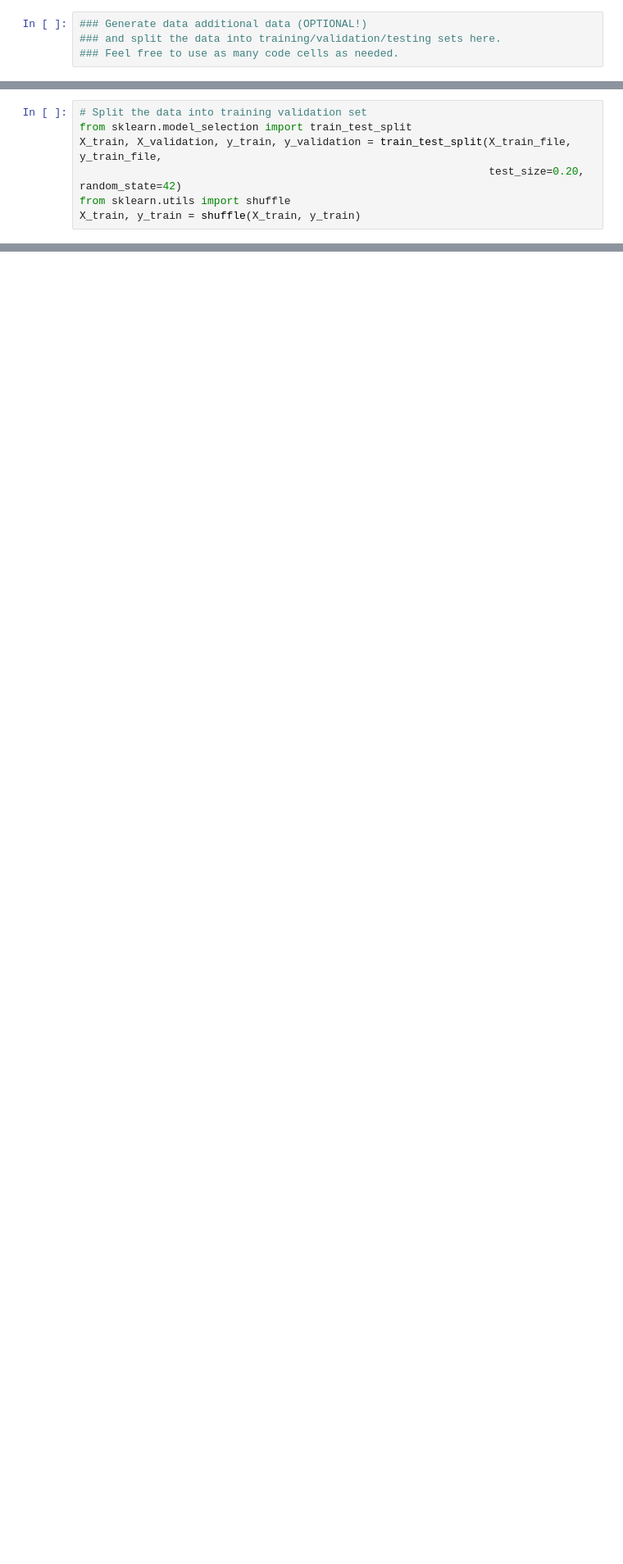
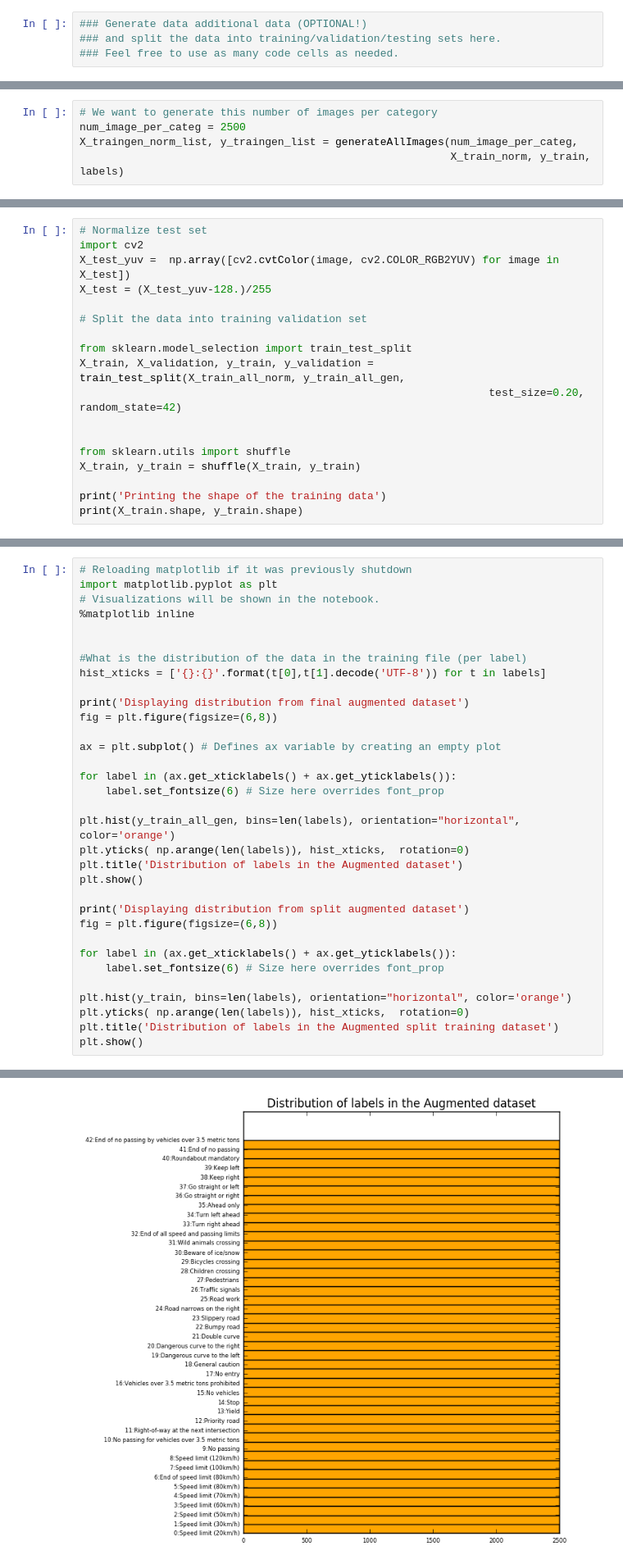
Before and after one commit to rdjondo/CarND-Traffic-Sign-Classifier-Project, a Jupyter notebook: Traffic_Sign_Classifier.ipynb, the cells around one changed output, grey strips where cells are left out. Shown at 82% size. Drawn from its saved outputs; the diff is of its cells as text; blank space fills up the shorter version.

```diff
--- a/Traffic_Sign_Classifier.ipynb
+++ b/Traffic_Sign_Classifier.ipynb
@@ -420,0 +404,5 @@ IndexError: index 1345 is out of bounds for axis 0 with size 0
+# %%
+# We want to generate this number of images per category
+num_image_per_categ = 2500
+X_traingen_norm_list, y_traingen_list = generateAllImages(num_image_per_categ,
+                                                          X_train_norm, y_train, labels)
@@ -421,8 +486,19 @@ IndexError: index 1345 is out of bounds for axis 0 with size 0
 # %%
+# Normalize test set
+import cv2
+X_test_yuv =  np.array([cv2.cvtColor(image, cv2.COLOR_RGB2YUV) for image in X_test])
+X_test = (X_test_yuv-128.)/255
+
 # Split the data into training validation set
+
 from sklearn.model_selection import train_test_split
-X_train, X_validation, y_train, y_validation = train_test_split(X_train_file, y_train_file,
+X_train, X_validation, y_train, y_validation = train_test_split(X_train_all_norm, y_train_all_gen,
                                                                 test_size=0.20, random_state=42)
+
+
 from sklearn.utils import shuffle
 X_train, y_train = shuffle(X_train, y_train)
+
+print('Printing the shape of the training data')
+print(X_train.shape, y_train.shape)
 # %% [output]
@@ -429,0 +507,34 @@ NameError: name 'X_train_file' is not defined
+# %%
+# Reloading matplotlib if it was previously shutdown
+import matplotlib.pyplot as plt
+# Visualizations will be shown in the notebook.
+%matplotlib inline
+
+
+#What is the distribution of the data in the training file (per label)
+hist_xticks = ['{}:{}'.format(t[0],t[1].decode('UTF-8')) for t in labels]
+
+print('Displaying distribution from final augmented dataset')
+fig = plt.figure(figsize=(6,8))
+
+ax = plt.subplot() # Defines ax variable by creating an empty plot
+
+for label in (ax.get_xticklabels() + ax.get_yticklabels()):
+    label.set_fontsize(6) # Size here overrides font_prop
+
+plt.hist(y_train_all_gen, bins=len(labels), orientation="horizontal", color='orange')
+plt.yticks( np.arange(len(labels)), hist_xticks,  rotation=0)
+plt.title('Distribution of labels in the Augmented dataset')
+plt.show()
+
+print('Displaying distribution from split augmented dataset')
+fig = plt.figure(figsize=(6,8))
+
+for label in (ax.get_xticklabels() + ax.get_yticklabels()):
+    label.set_fontsize(6) # Size here overrides font_prop
+
+plt.hist(y_train, bins=len(labels), orientation="horizontal", color='orange')
+plt.yticks( np.arange(len(labels)), hist_xticks,  rotation=0)
+plt.title('Distribution of labels in the Augmented split training dataset')
+plt.show()
+# %% [output]
@@ -429,0 +542 @@ NameError: name 'X_train_file' is not defined
+[figure, added]
```
Also changed, not shown: parts of 23 cells of this notebook, 1 other file.
